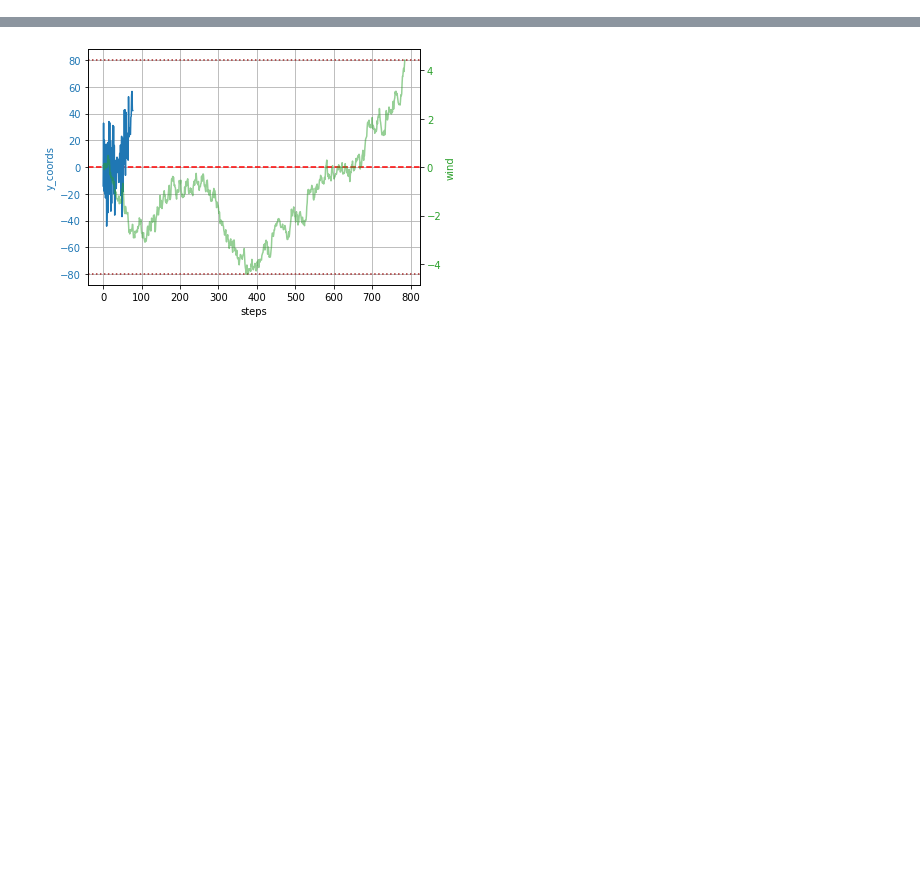
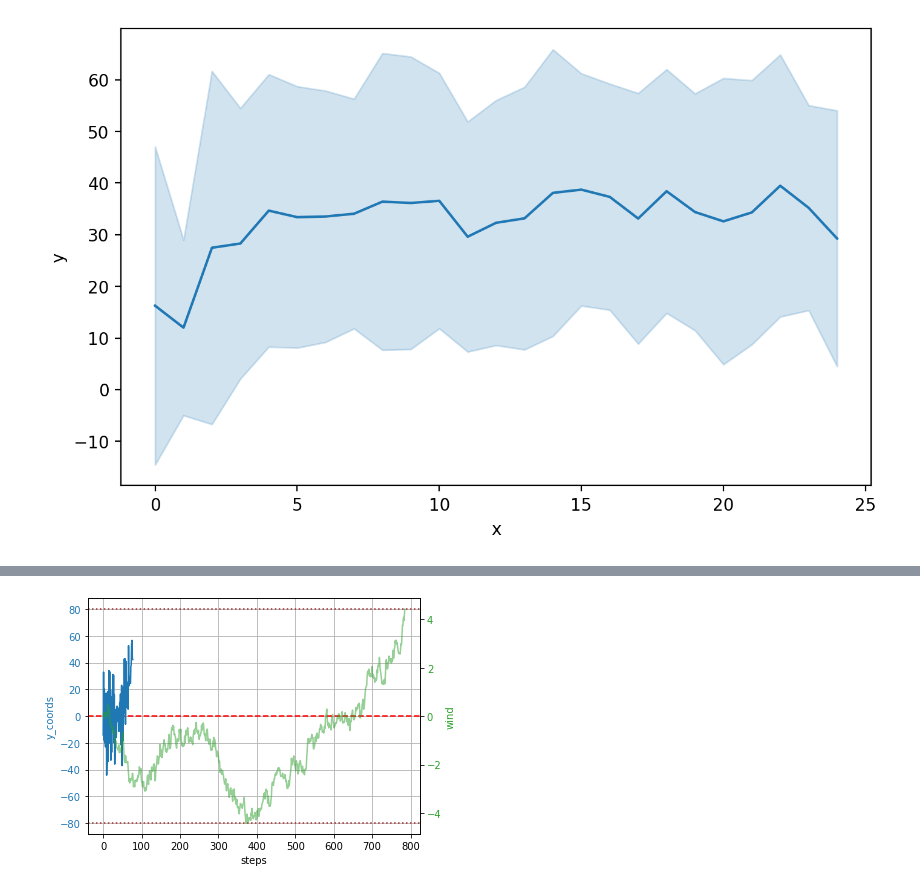
Before and after one commit to julseil/windy-bridge-env, a Jupyter notebook: windy-bridge/logs/plot_results.ipynb, the cells around one changed output, grey strips where cells are left out. Saved outputs shown, nothing was run; the diff lists cells and outputs as text; code cells hidden in the pictures; blank space fills up the shorter version.

```diff
--- a/windy-bridge/logs/plot_results.ipynb
+++ b/windy-bridge/logs/plot_results.ipynb
@@ -301,6 +303,44 @@ def plot_boxplot(rollouts, dir_type):
     plt.grid()
     plt.boxplot(res)
     plt.savefig("boxplot_agent_y_{}.png".format(rollout), dpi=300)
+# %%
+def read_lineplot_logs(metric_list_flex, flex_dir):
+    res = []
+    with open(flex_dir+metric_list_flex[0], "r") as infile:
+        data = infile.read()
+        res.append(string_to_list_of_lists(data))
+    return res
+
+def plot_lineplot(metric):
+    episodes = 50
+    data = []
+
+    metric_list_flex = [path for path in os.listdir(flex_dir) if metric in path]
+    metric_list_min = [path for path in os.listdir(minimal_dir) if metric in path]
+    metric_list_max = [path for path in os.listdir(maximal_dir) if metric in path]
+
+    # len(_y_flex) == 1
+    # len(_y_flex[0]) == 25 | rollouts
+    # len(_y_flex[0][0] == 50) | episodes
+    _y_flex = read_lineplot_logs(metric_list_flex, flex_dir)[0]
+    _y_min = read_lineplot_logs(metric_list_min, minimal_dir)[0]
+    _y_max = read_lineplot_logs(metric_list_max, maximal_dir)[0]
+
+    _x = list(range(len(_y_flex)))
+
+    for x in range(len(_y_flex)):
+        data += [[x, float(_y_flex[x][i])] for i in range(episodes)]
+        #data += [[x, (x + (2 + np.random.randn() * 5.5)) ** 2] for i in range(episodes)]
+
+    #print(data)
+
+    plt.figure(figsize=(8, 5), dpi=200)
+    df = pd.DataFrame(data, columns=['x', 'y'])
+    sns.lineplot(data=df, x='x', y='y', ci='sd')
+# %%
+plot_lineplot("rewards")
+# %% [output]
+[figure, added]
 # %%
 #plot_histogram("agent_angles", 80, "dynamic")
 plot_histogram("agent_angles", 180, "dynamic")
```
Also changed, not shown: parts of 4 cells of this notebook, 3 other files.
